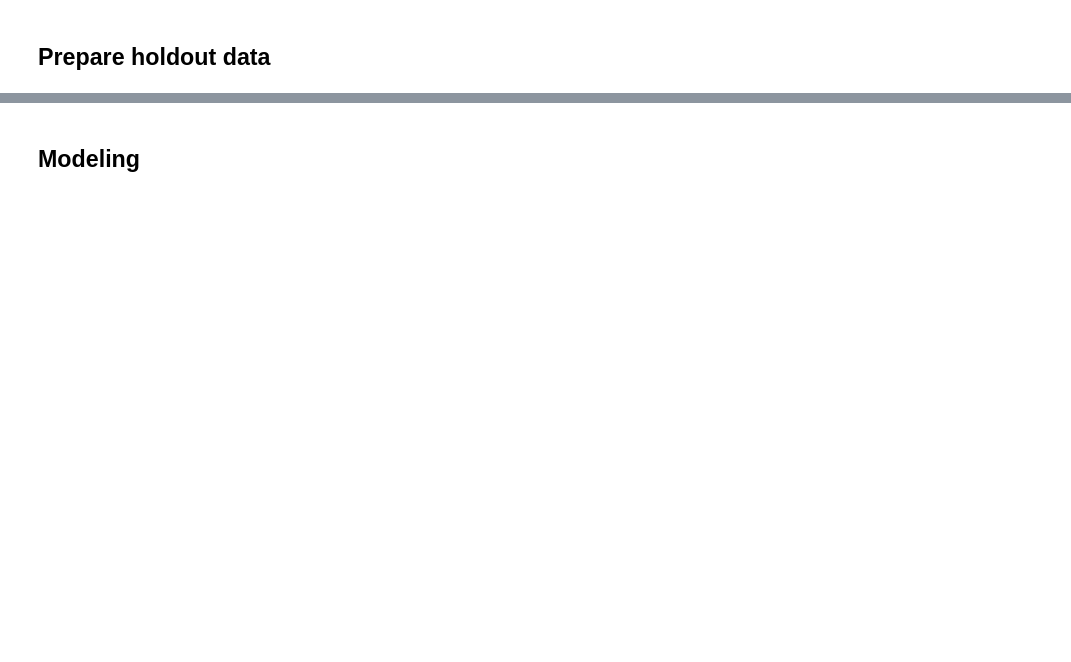
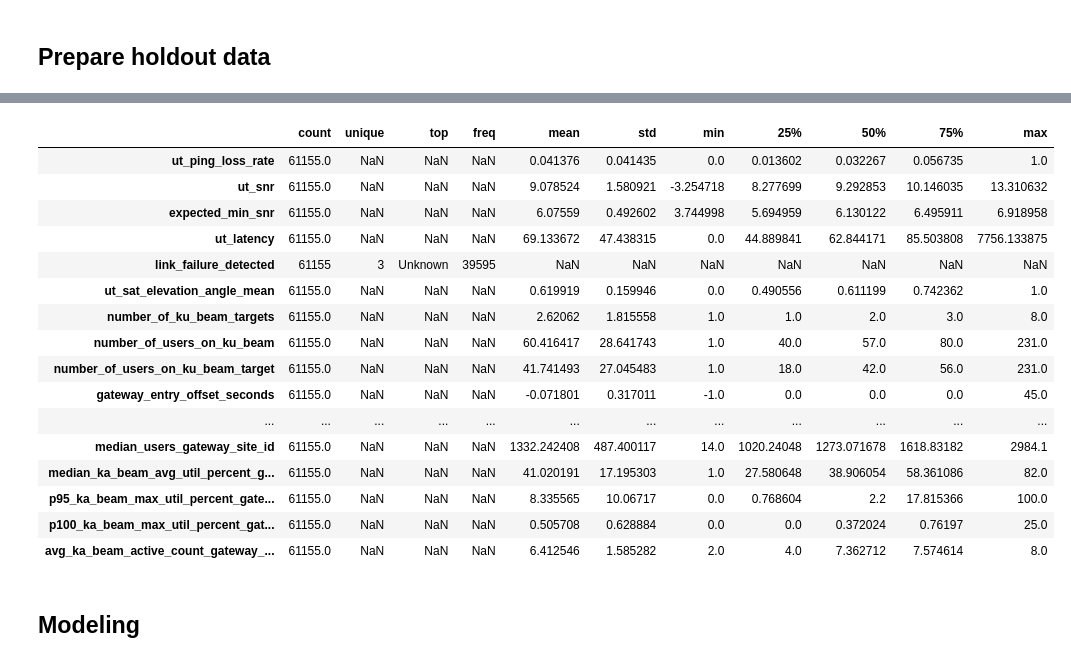
Before and after one commit to JacobBaillie/EDA_Modeling, a Jupyter notebook: modeling_tree.ipynb, the cells around one changed output, grey strips where cells are left out. Drawn from its saved outputs; the diff is of its cells as text; code cells hidden in the pictures; blank space fills up the shorter version.

```diff
--- a/modeling_tree.ipynb
+++ b/modeling_tree.ipynb
@@ -138,3 +192,23 @@ print(f'Columns match training: {list(X_holdout.columns) == list(X_train.columns
+# %%
+X.describe(include='all').T
+# %% [output]
+|  | count | unique | top | freq | mean | std | min | 25% | 50% | 75% | max |
+| ut_ping_loss_rate | 61155.0 | NaN | NaN | NaN | 0.041376 | 0.041435 | 0.0 | 0.013602 | 0.032267 | 0.056735 | 1.0 |
+| ut_snr | 61155.0 | NaN | NaN | NaN | 9.078524 | 1.580921 | -3.254718 | 8.277699 | 9.292853 | 10.146035 | 13.310632 |
+| expected_min_snr | 61155.0 | NaN | NaN | NaN | 6.07559 | 0.492602 | 3.744998 | 5.694959 | 6.130122 | 6.495911 | 6.918958 |
+| ut_latency | 61155.0 | NaN | NaN | NaN | 69.133672 | 47.438315 | 0.0 | 44.889841 | 62.844171 | 85.503808 | 7756.133875 |
+| link_failure_detected | 61155 | 3 | Unknown | 39595 | NaN | NaN | NaN | NaN | NaN | NaN | NaN |
+| ut_sat_elevation_angle_mean | 61155.0 | NaN | NaN | NaN | 0.619919 | 0.159946 | 0.0 | 0.490556 | 0.611199 | 0.742362 | 1.0 |
+| number_of_ku_beam_targets | 61155.0 | NaN | NaN | NaN | 2.62062 | 1.815558 | 1.0 | 1.0 | 2.0 | 3.0 | 8.0 |
+| number_of_users_on_ku_beam | 61155.0 | NaN | NaN | NaN | 60.416417 | 28.641743 | 1.0 | 40.0 | 57.0 | 80.0 | 231.0 |
+| number_of_users_on_ku_beam_target | 61155.0 | NaN | NaN | NaN | 41.741493 | 27.045483 | 1.0 | 18.0 | 42.0 | 56.0 | 231.0 |
+| gateway_entry_offset_seconds | 61155.0 | NaN | NaN | NaN | -0.071801 | 0.317011 | -1.0 | 0.0 | 0.0 | 0.0 | 45.0 |
+| ... | ... | ... | ... | ... | ... | ... | ... | ... | ... | ... | ... |
+| median_users_gateway_site_id | 61155.0 | NaN | NaN | NaN | 1332.242408 | 487.400117 | 14.0 | 1020.24048 | 1273.071678 | 1618.83182 | 2984.1 |
+| median_ka_beam_avg_util_percent_g... | 61155.0 | NaN | NaN | NaN | 41.020191 | 17.195303 | 1.0 | 27.580648 | 38.906054 | 58.361086 | 82.0 |
+| p95_ka_beam_max_util_percent_gate... | 61155.0 | NaN | NaN | NaN | 8.335565 | 10.06717 | 0.0 | 0.768604 | 2.2 | 17.815366 | 100.0 |
+| p100_ka_beam_max_util_percent_gat... | 61155.0 | NaN | NaN | NaN | 0.505708 | 0.628884 | 0.0 | 0.0 | 0.372024 | 0.76197 | 25.0 |
+| avg_ka_beam_active_count_gateway_... | 61155.0 | NaN | NaN | NaN | 6.412546 | 1.585282 | 2.0 | 4.0 | 7.362712 | 7.574614 | 8.0 |
 # %% [markdown]
 ## Modeling
 # %%
```
Also changed, not shown: parts of 14 cells of this notebook, 3 other files.
